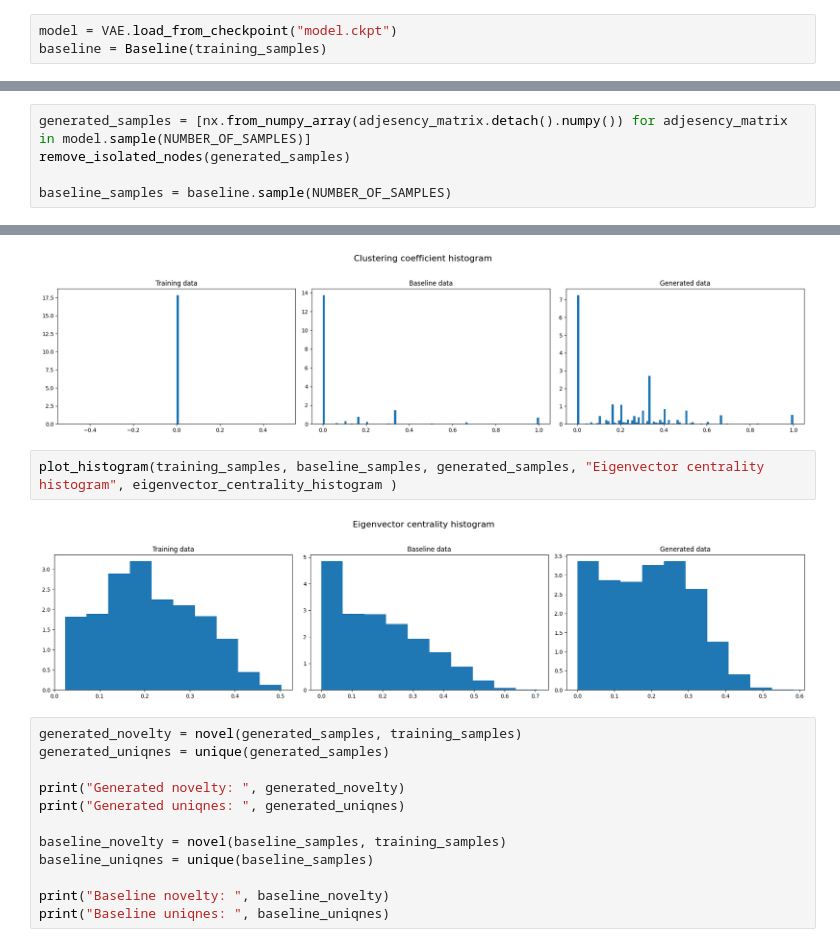
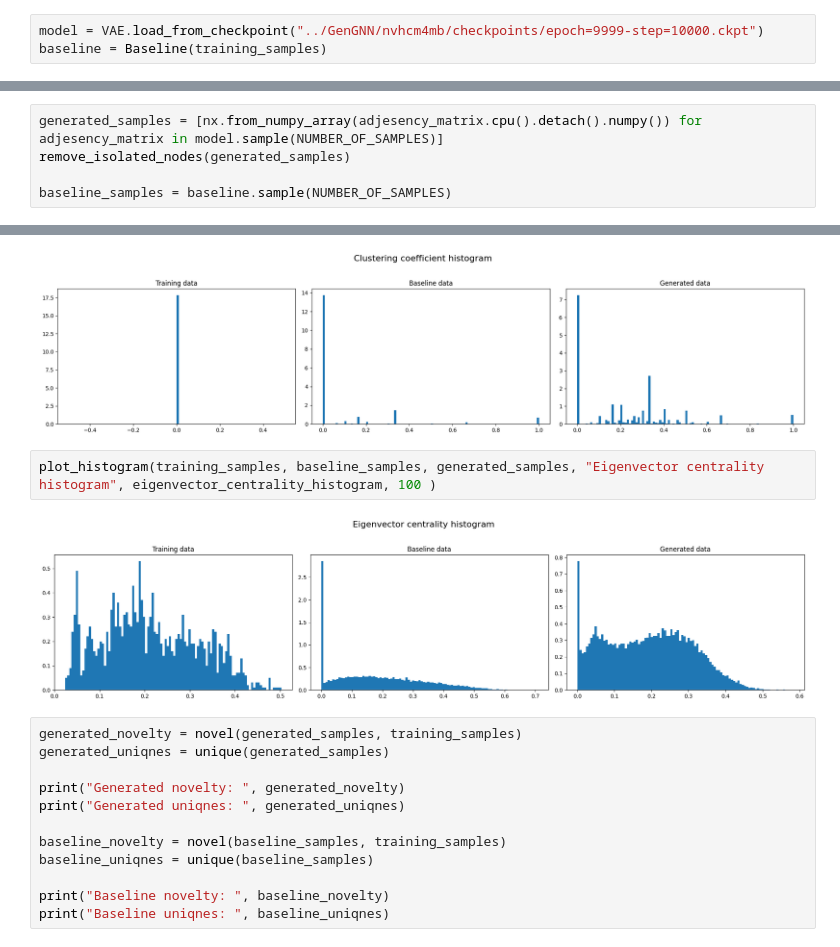
Before and after one commit to jereml99/advanceML, a Jupyter notebook: project3/visualisation.ipynb, the cells around one changed output, grey strips where cells are left out. Cells and saved outputs as stored; diff of their text form.

```diff
--- a/project3/visualisation.ipynb
+++ b/project3/visualisation.ipynb
@@ -19,5 +19,5 @@ training_samples = [nx.from_numpy_array(adjesency_matrix.detach().numpy()) for a
 
 remove_isolated_nodes(training_samples)
 # %%
-model = VAE.load_from_checkpoint("model.ckpt")
+model = VAE.load_from_checkpoint("../GenGNN/nvhcm4mb/checkpoints/epoch=9999-step=10000.ckpt")
 baseline = Baseline(training_samples)
@@ -28,5 +24,5 @@ baseline = Baseline(training_samples)
 # %%
-generated_samples = [nx.from_numpy_array(adjesency_matrix.detach().numpy()) for adjesency_matrix in model.sample(NUMBER_OF_SAMPLES)]
+generated_samples = [nx.from_numpy_array(adjesency_matrix.cpu().detach().numpy()) for adjesency_matrix in model.sample(NUMBER_OF_SAMPLES)]
 remove_isolated_nodes(generated_samples)
 
 baseline_samples = baseline.sample(NUMBER_OF_SAMPLES)
@@ -68,9 +66,9 @@ plot_histogram(training_samples, baseline_samples, generated_samples, "Clusterin
 # %% [output]
 [figure]
 # %%
-plot_histogram(training_samples, baseline_samples, generated_samples, "Eigenvector centrality histogram", eigenvector_centrality_histogram )
+plot_histogram(training_samples, baseline_samples, generated_samples, "Eigenvector centrality histogram", eigenvector_centrality_histogram, 100 )
 # %% [output]
-[figure, old version]
+[figure, new version]
 # %%
 generated_novelty = novel(generated_samples, training_samples)
 generated_uniqnes = unique(generated_samples)
```
Also changed, not shown: parts of 2 cells of this notebook.
